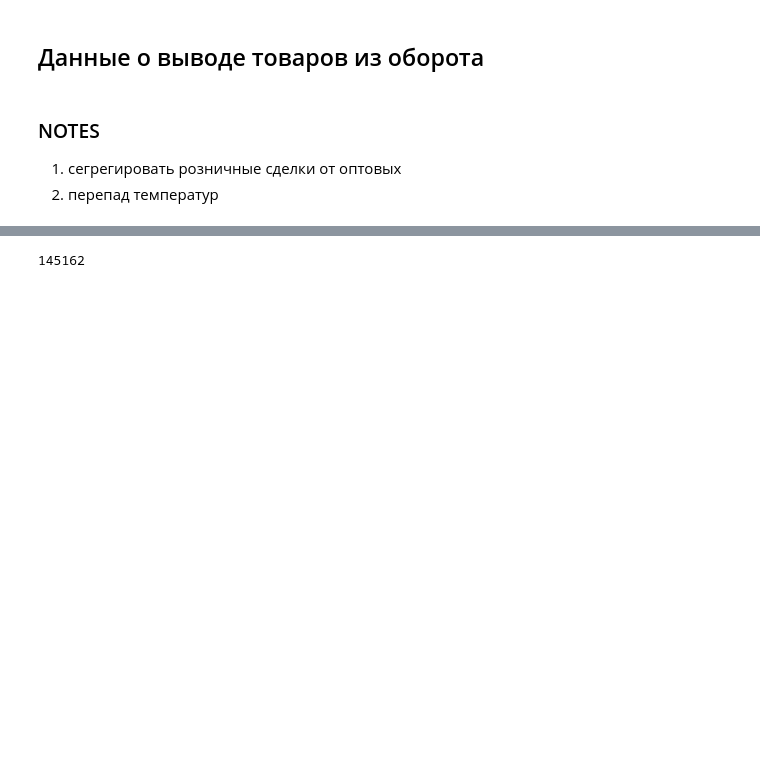
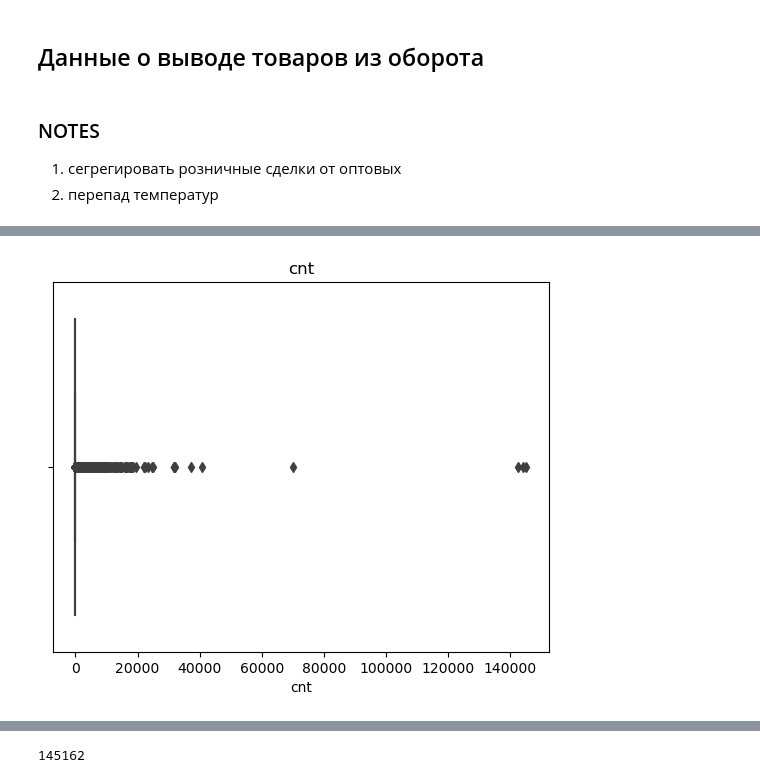
Before and after one commit to proton-bit/MarkingHack, a Jupyter notebook: observe.ipynb, the cells around one changed output, grey strips where cells are left out. Cells and saved outputs as stored; diff of their text form; code cells hidden in the pictures; blank space fills up the shorter version.

```diff
--- a/observe.ipynb
+++ b/observe.ipynb
@@ -15,3 +21,8 @@ from config import *
+# %%
+def show_boxplot(df, column):
+    plt.title(column)
+    sns.boxplot(data=df, x=column)
+    plt.show()
 # %% [markdown]
 ## Данные о вводе товаров в оборот
 # %%
@@ -65,0 +77,4 @@ sns.boxplot(data=output_circulation_data, x="cnt")
+# %%
+show_boxplot(output_circulation_data, 'cnt')
+# %% [output]
+[figure, added]
```
Also changed, not shown: parts of 18 cells of this notebook.
